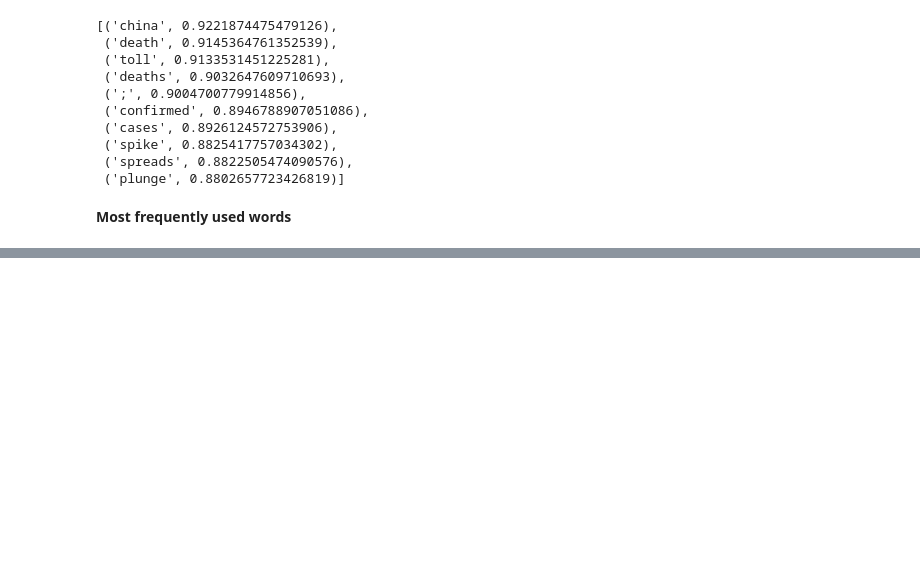
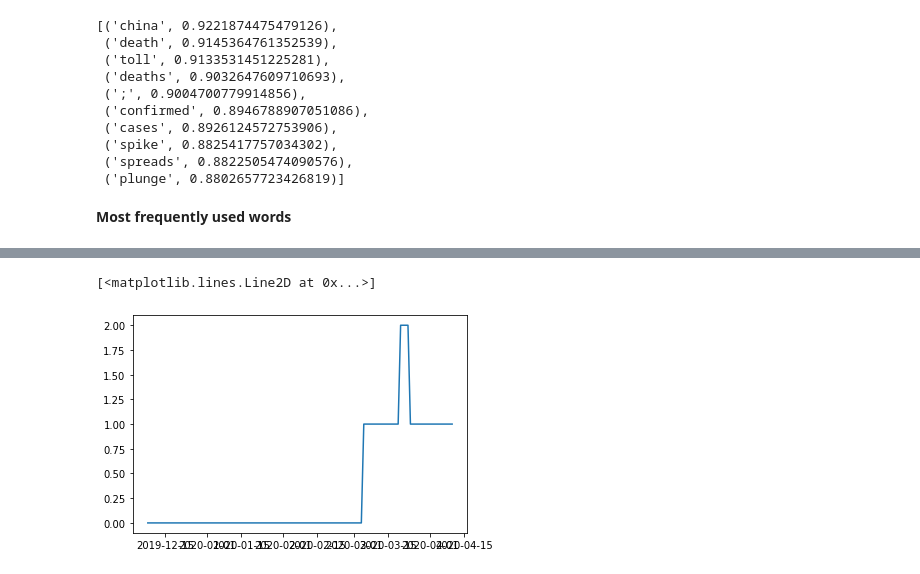
Before and after one commit to brienna/coronavirus-news-analysis, a Jupyter notebook: 2020_04_09_washington_post_scraper.ipynb, the cells around one changed output, grey strips where cells are left out. Drawn from its saved outputs; the diff is of its cells as text; code cells hidden in the pictures; blank space fills up the shorter version.

```diff
--- a/2020_04_09_washington_post_scraper.ipynb
+++ b/2020_04_09_washington_post_scraper.ipynb
@@ -822,0 +1126,6 @@ dtype: int64
+# %%
+%matplotlib inline
+plt.plot(desired_range, coronavirus)
+# %% [output]
+[<matplotlib.lines.Line2D at 0x...>]
+[figure, added]
```
Also changed, not shown: parts of 45 cells of this notebook.
